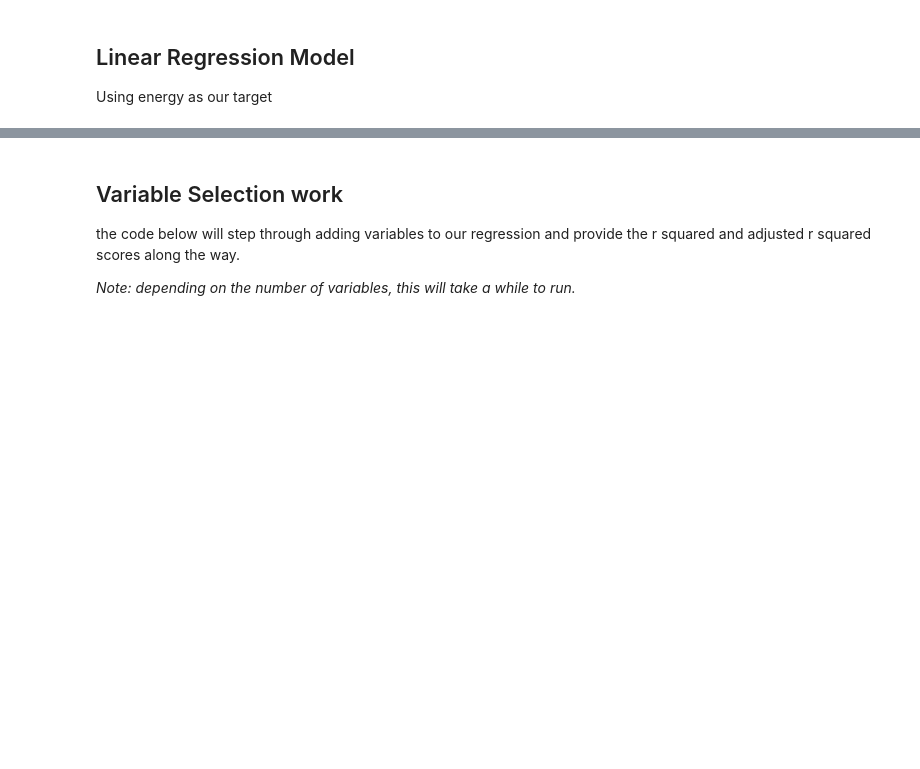
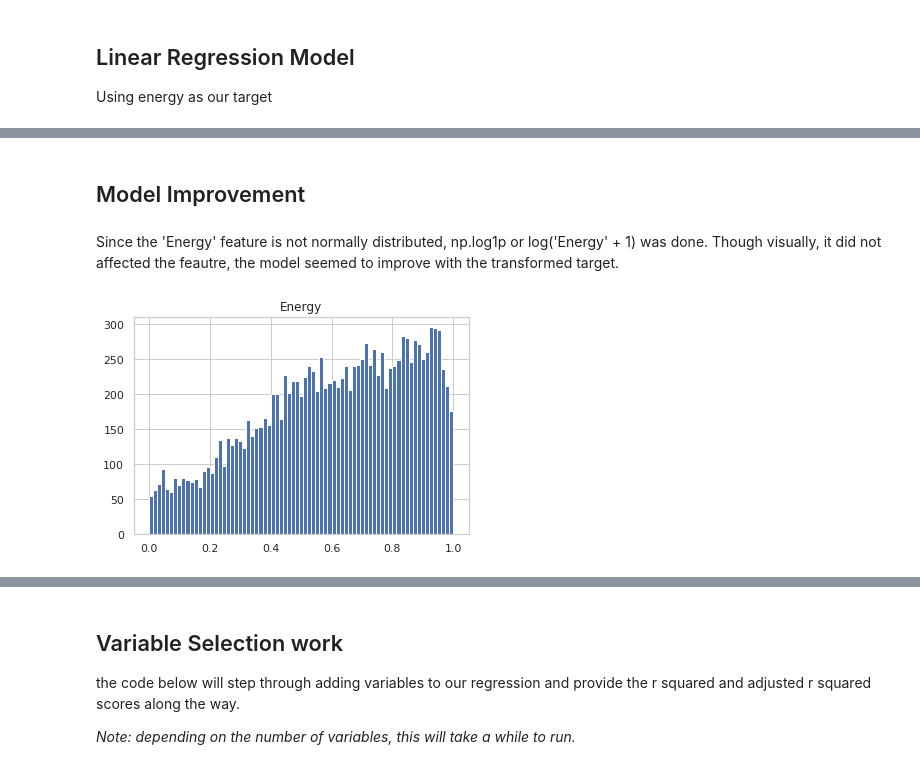
Before and after one commit to QED0711/spotify-predictive-analysis, a Jupyter notebook: exploration/072919_numerical_linear_regression_exploration.ipynb, the cells around one changed output, grey strips where cells are left out. Cells and saved outputs as stored; diff of their text form; code cells hidden in the pictures; blank space fills up the shorter version.

```diff
--- a/exploration/072919_numerical_linear_regression_exploration.ipynb
+++ b/exploration/072919_numerical_linear_regression_exploration.ipynb
@@ -3,11 +3,17 @@ import pdb
 import numpy as np
 import pandas as pd
 import statsmodels.api as sm
-from sklearn.preprocessing import MinMaxScaler
+import seaborn as sns
 import matplotlib.pyplot as plt
+
 from sklearn.feature_selection import RFE
-import sklearn.linear_model as linear
+from sklearn.linear_model import LinearRegression
+from sklearn.model_selection import train_test_split
+from sklearn.preprocessing import PowerTransformer
+import warnings
+
 %matplotlib inline
-import seaborn as sns
+warnings.simplefilter('ignore')
+sns.set(style="whitegrid")
 # %%
 data = pd.read_csv("../data/interum/top_genres.csv")
@@ -166,0 +251,11 @@ strong multicollinearity problems or that the design matrix is singular.
+# %% [markdown]
+## Model Improvement
+# %% [markdown]
+Since the 'Energy' feature is not normally distributed, np.log1p or log('Energy' + 1) was done. Though visually, it did not affected the feautre, the model seemed to improve with the transformed target.
+# %%
+plt.hist(energy_reg_df.Energy,bins = 75)
+plt.title('Energy')
+plt.savefig('Energy.png')
+plt.show()
+# %% [output]
+[figure, added]
```
Also changed, not shown: parts of 33 cells of this notebook, 5 other files.
